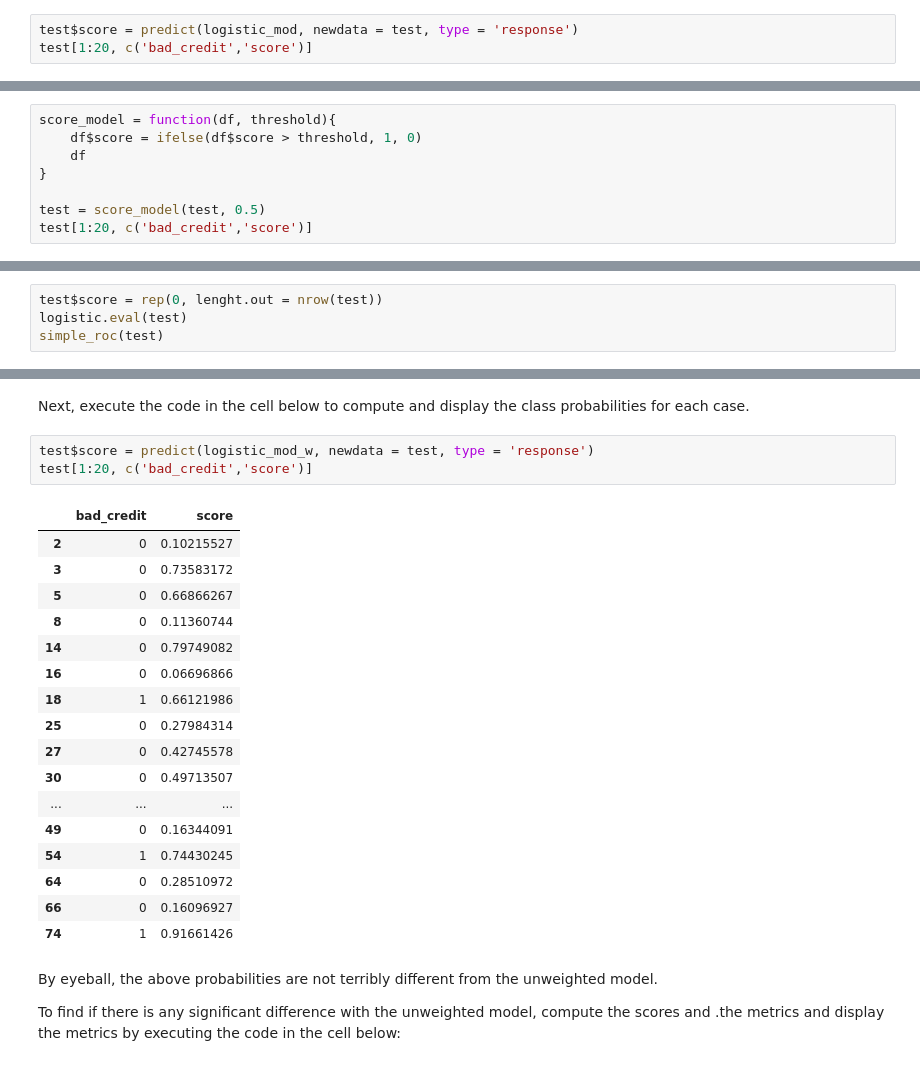
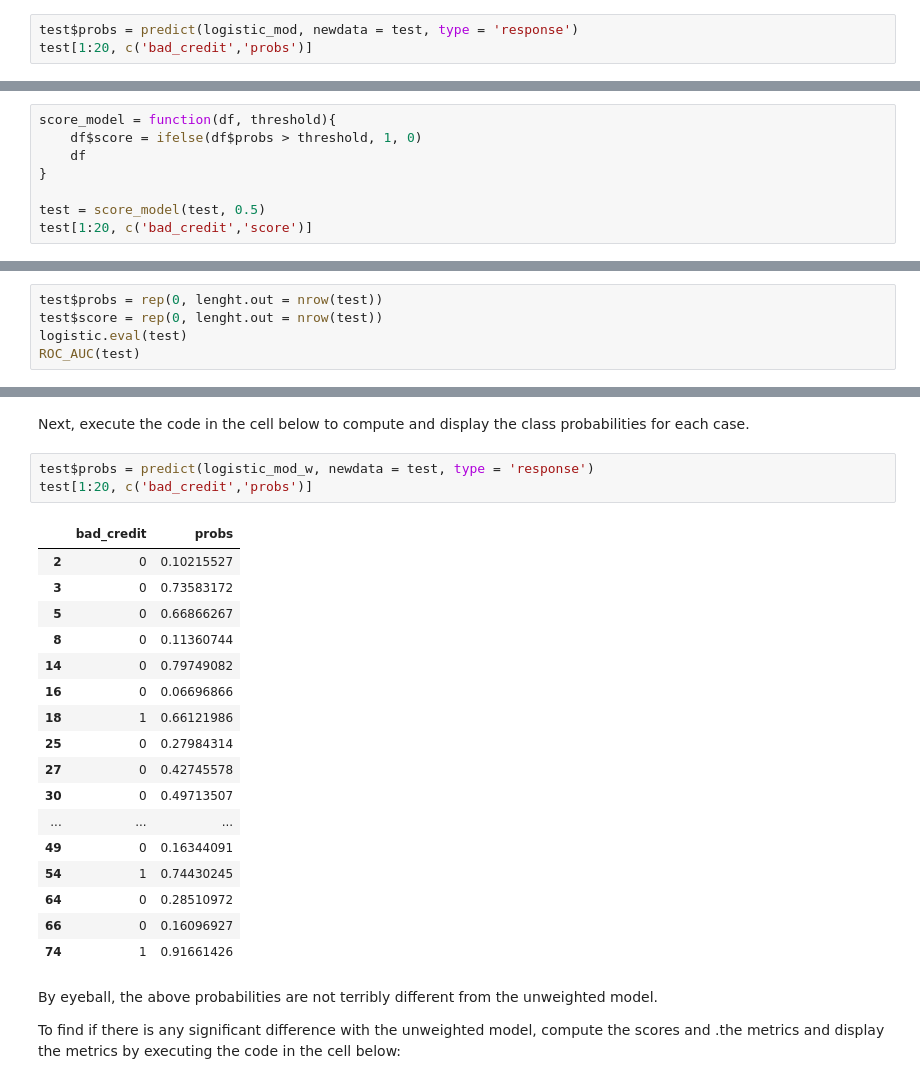
Before and after one commit to vijayraavi/Principles-of-Machine-Learning-R, a Jupyter notebook: Module4/Classificaton.ipynb, the cells around one changed output, grey strips where cells are left out. Cells and saved outputs as stored; diff of their text form.

```diff
--- a/Module4/Classificaton.ipynb
+++ b/Module4/Classificaton.ipynb
@@ -176,6 +188,6 @@ First of all, notice that model coefficients are similar to what you might expec
 
 Recall that the logistic regression model outputs log likelihoods. The class with the highest probability is taken as the score (prediction). Execute the code and the cell below to compute and display a sample of these class probabilities for the test feature set.
 # %%
-test$score = predict(logistic_mod, newdata = test, type = 'response')
-test[1:20, c('bad_credit','score')]
+test$probs = predict(logistic_mod, newdata = test, type = 'response')
+test[1:20, c('bad_credit','probs')]
 # %% [output]
@@ -204,7 +216,7 @@ The first column is the label and the second is the log likelihood of a positive
 Now that the log likelihoods have been computed these values must be transformed into actual class scores. Recall that the log likelihoods for two-class logistic regression are computed by applying the sigmoid or logistic transformation to the output of the linear model. The simple choice is to set the threshold between the two likelihoods at $0.5$. The code in the cell below applies this inital threshold to the probability of a score of $0$ for the test data. A few examples along with the known labels are then displayed. Execute this code and examine the result.
 # %%
 score_model = function(df, threshold){
-    df$score = ifelse(df$score > threshold, 1, 0)
+    df$score = ifelse(df$probs > threshold, 1, 0)
     df
 }
 
@@ -379,9 +381,10 @@ The ROC curve is above the diagonal red-dotted line and the AUC is 0.67. But, gi
 
 One point of comparison is a naive 'classifier' that sets all cases to positive. The code in the cell below contains such a classifier. This alogrithm is not really a classifier at all. This 'classifier' is hard coded. The ROC curve and AUC are then computed and displayed. Run this code, and examine the result.
 # %%
+test$probs = rep(0, lenght.out = nrow(test))
 test$score = rep(0, lenght.out = nrow(test))
 logistic.eval(test)
-simple_roc(test)
+ROC_AUC(test)
 # %% [output]
         Negative Positive
 TrueNeg      220        0
@@ -417,10 +420,10 @@ logistic_mod_w = glm(bad_credit ~ loan_duration_mo + loan_amount +
 # %% [markdown]
 Next, execute the code in the cell below to compute and display the class probabilities for each case.
 # %%
-test$score = predict(logistic_mod_w, newdata = test, type = 'response')
-test[1:20, c('bad_credit','score')]
+test$probs = predict(logistic_mod_w, newdata = test, type = 'response')
+test[1:20, c('bad_credit','probs')]
 # %% [output]
-|  | bad_credit | score |
+|  | bad_credit | probs |
 | 2 | 0 | 0.10215527 |
 | 3 | 0 | 0.73583172 |
 | 5 | 0 | 0.66866267 |
```
Also changed, not shown: parts of 9 cells of this notebook.
